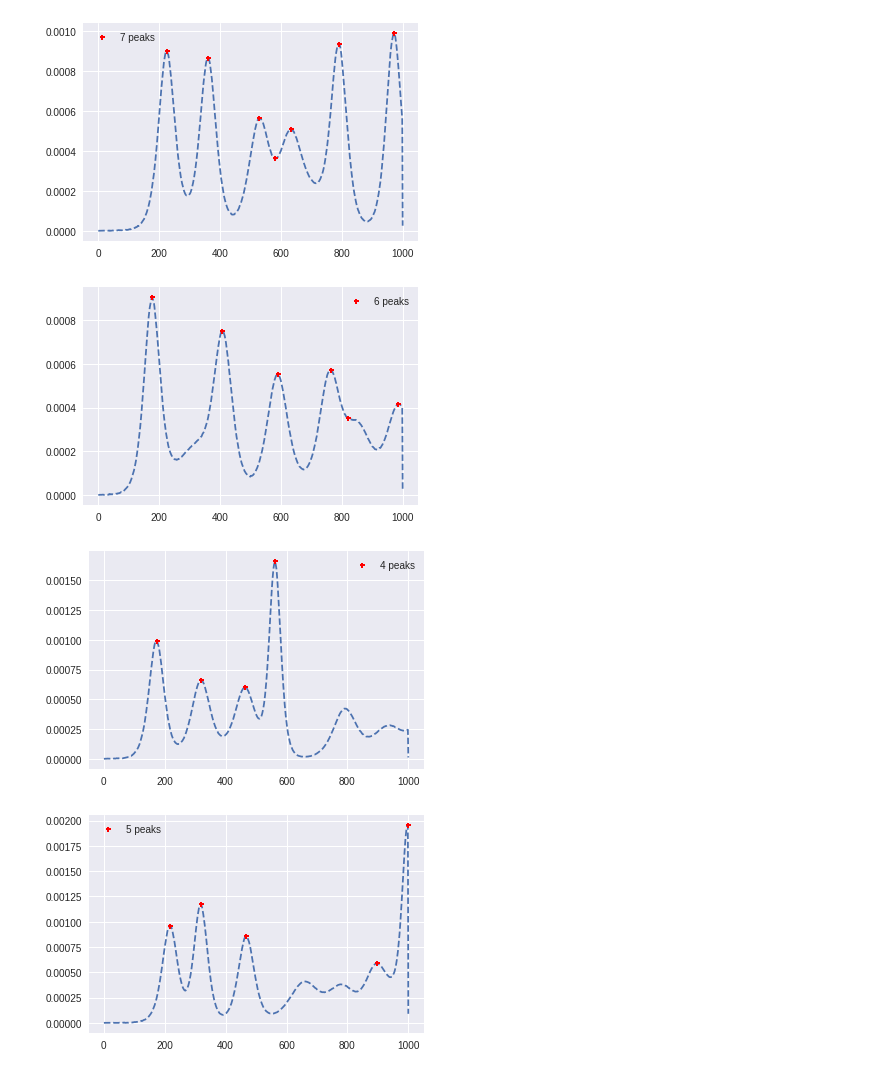
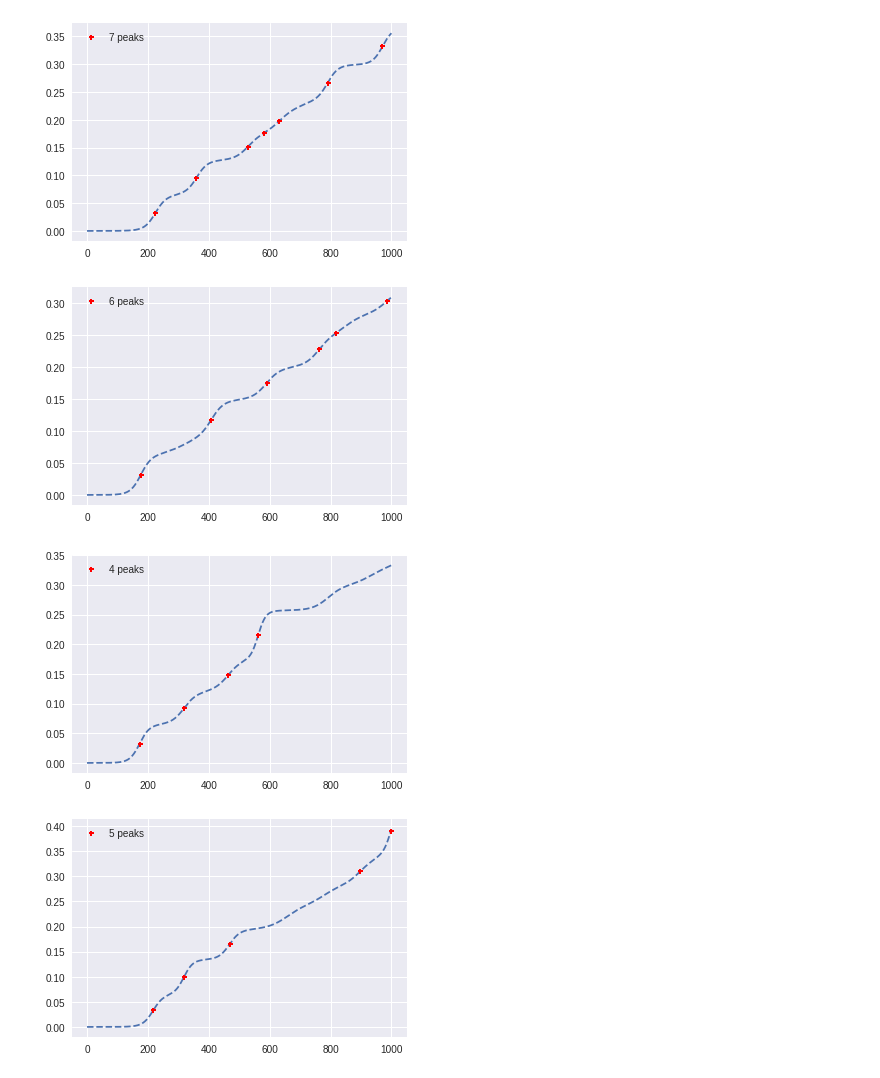
Before and after one commit to EndyLab/codon-tables, a Jupyter notebook: elbows_and_slopes.ipynb, the cells around one changed output. Drawn from its saved outputs; the diff is of its cells as text; code cells hidden in the pictures.

```diff
--- a/elbows_and_slopes.ipynb
+++ b/elbows_and_slopes.ipynb
@@ -39,6 +39,6 @@ for i, sim in enumerate(sims):
     peak_ind = peakutils.indexes(filt_grad, thres=0.3, min_dist=int(50/dt.mean()))
     # get timestamp for this point
     t_lag[i] = t_avg[peak_ind[0]]
-    pplot(t_avg, filt_grad, peak_ind)
+    pplot(t, f, peak_ind)
     plt.show()
 # %% [output]
@@ -49,4 +49,4 @@ for i, sim in enumerate(sims):
-[figure, old version]
+[figure, new version]
-[figure, old version]
+[figure, new version]
-[figure, old version]
+[figure, new version]
-[figure, old version]
+[figure, new version]
```
Also changed, not shown: parts of 4 cells of this notebook, 12 other files.
